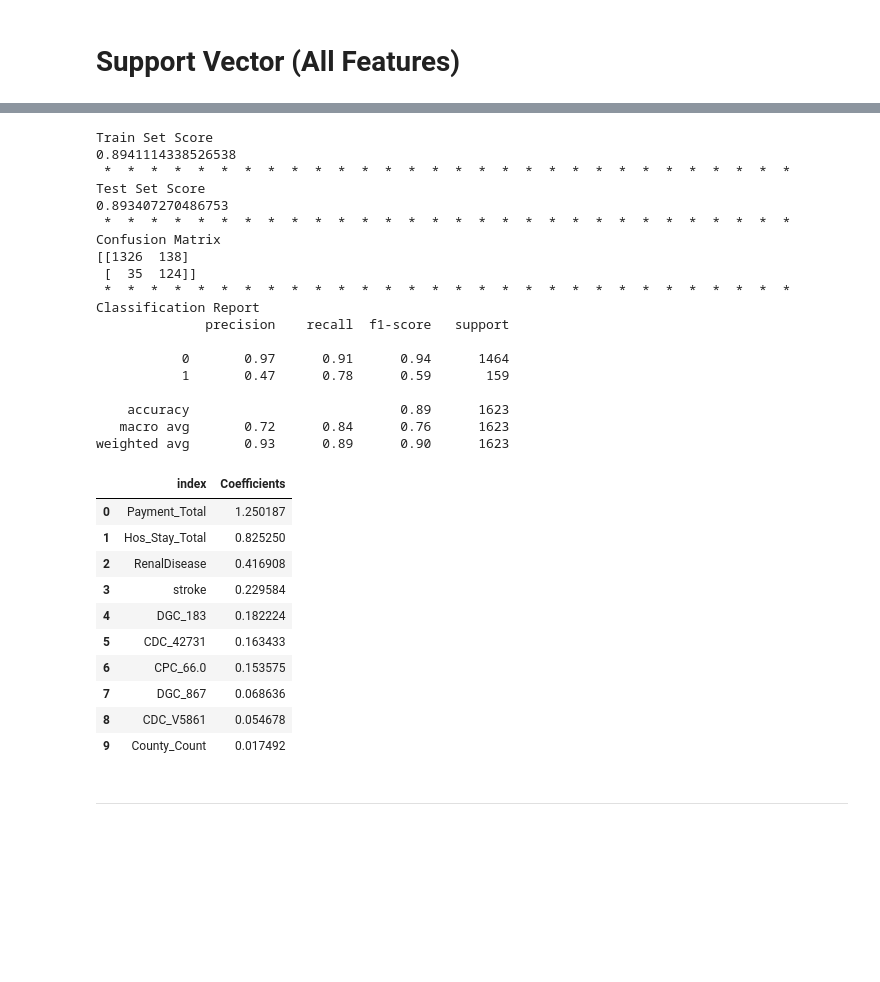
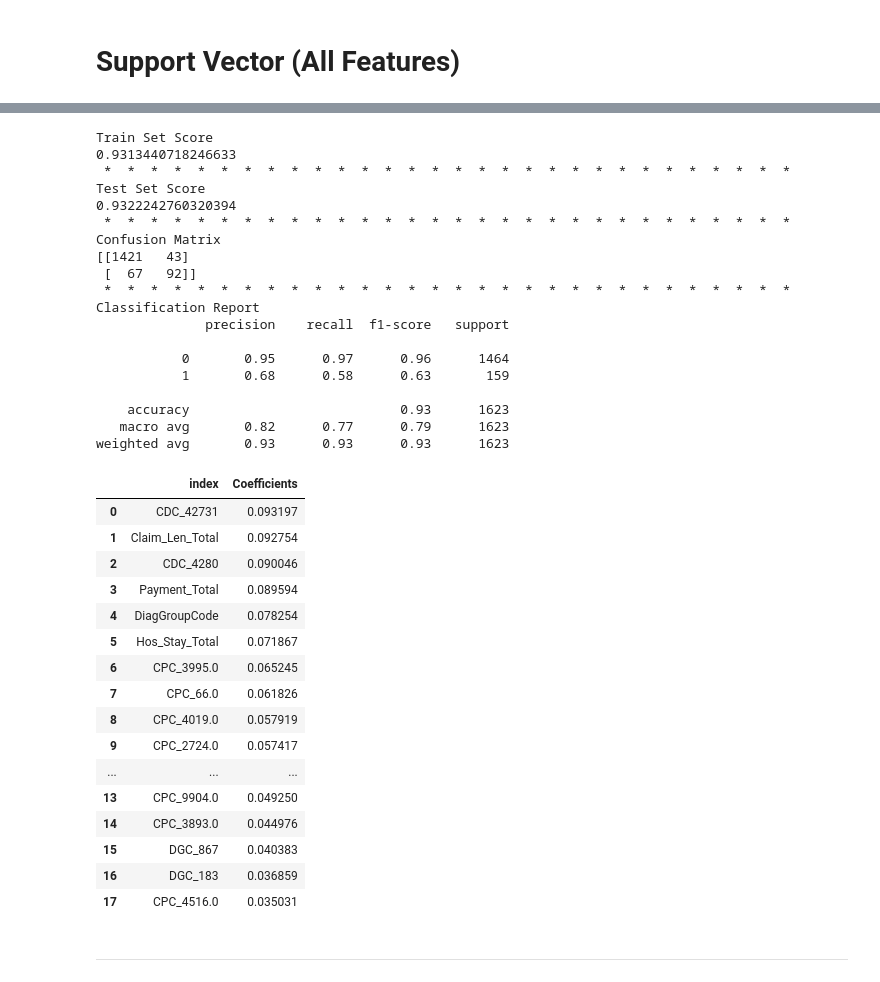
Before and after one commit to SubornaN/Health_Care_Fraud_Detection, a Jupyter notebook: Fraud_Detection_EDA_4.ipynb, the cells around one changed output, grey strips where cells are left out. Cells and saved outputs as stored; diff of their text form; code cells hidden in the pictures; blank space fills up the shorter version.

```diff
--- a/Fraud_Detection_EDA_4.ipynb
+++ b/Fraud_Detection_EDA_4.ipynb
@@ -1377,19 +1365,24 @@ Feature_Importance9.loc[Feature_Importance9.Coefficients > 0]
 # %%
 svc = SVC(kernel='linear', class_weight = 'balanced', random_state = 42)
 
-X = Train_set[['Payment_Total',
+X = Train_set[['DiagGroupCode',
  'Hos_Stay_Total',
- 'RenalDisease',
+ 'Payment_Total',
+ 'CPC_66.0',
+ 'CPC_3995.0',
+ 'CPC_2724.0',
+ 'CPC_4019.0',
+ 'CPC_8154.0',
+ 'CPC_9904.0',
+ 'CPC_8151.0',
+ 'DGC_204',
+ 'CDC_4280',
+ 'DGC_867',
+ 'CPC_3893.0',
  'CDC_42731',
- 'stroke',
- 'County_Count',
- 'CPC_66.0',
+ 'CPC_4516.0',
  'DGC_183',
- 'DGC_867',
- 'Heartfailure',
- 'DGC_204',
- 'CDC_V5861',
- 'State_Count']]
+ 'Claim_Len_Total']]
 
 y = Train_set['PotentialFraud']
 
@@ -1400,7 +1393,7 @@ X_test = preprocessing.scale(X_test) # scaling the X variables
 
 ##############################################################
 
-grid_params = {'C': [ 0.1, 0.2, 0.3, 0.4, 0.5, 0.6, 0.7, 0.8, 0.9, 1]}
+grid_params = {'C': [ 0.0001, 0.001, 0.01, 0.1, 0.2, 0.3, 0.4, 0.5, 0.6, 0.7, 0.8, 0.9, 1]}
 
 gs_svc = GridSearchCV(svc, grid_params, cv = 3, scoring = 'accuracy')
 %time gs_svc.fit(X_train, y_train)
@@ -1427,5 +1421,5 @@ Best Score: 0.891999486377072
 # %%
-svc.set_params(kernel='linear', class_weight = 'balanced', random_state = 42, C = 0.3)
+svc.set_params(kernel='linear', class_weight = 'balanced', random_state = 42, C = 0.0001)
 svc.fit(X_train, y_train)
 y_pred = svc.predict(X_test)
 # %%
@@ -1442,40 +1436,46 @@ print('Classification Report')
 print(classification_report(y_test, y_pred))
 # %% [output]
 Train Set Score
-0.8941114338526538
+0.9313440718246633
  *  *  *  *  *  *  *  *  *  *  *  *  *  *  *  *  *  *  *  *  *  *  *  *  *  *  *  *  *  *
 Test Set Score
-0.893407270486753
+0.9322242760320394
  *  *  *  *  *  *  *  *  *  *  *  *  *  *  *  *  *  *  *  *  *  *  *  *  *  *  *  *  *  *
 Confusion Matrix
-[[1326  138]
- [  35  124]]
+[[1421   43]
+ [  67   92]]
  *  *  *  *  *  *  *  *  *  *  *  *  *  *  *  *  *  *  *  *  *  *  *  *  *  *  *  *  *  *
 Classification Report
               precision    recall  f1-score   support
 
-           0       0.97      0.91      0.94      1464
-           1       0.47      0.78      0.59       159
+           0       0.95      0.97      0.96      1464
+           1       0.68      0.58      0.63       159
 
-    accuracy                           0.89      1623
-   macro avg       0.72      0.84      0.76      1623
-weighted avg       0.93      0.89      0.90      1623
+    accuracy                           0.93      1623
+   macro avg       0.82      0.77      0.79      1623
+weighted avg       0.93      0.93      0.93      1623
 # %%
-Feature_Importance9 = pd.DataFrame(np.column_stack(svc.coef_ ), index = X.columns, columns = ['Coefficients']).\
+Feature_Importance10 = pd.DataFrame(np.column_stack(svc.coef_ ), index = X.columns, columns = ['Coefficients']).\
 sort_values(ascending = False, by = 'Coefficients').reset_index()
-Feature_Importance9.loc[Feature_Importance9.Coefficients > 0.0099]
+Feature_Importance10.loc[Feature_Importance10.Coefficients > 0.01]
 # %% [output]
 |  | index | Coefficients |
-| 0 | Payment_Total | 1.250187 |
-| 1 | Hos_Stay_Total | 0.825250 |
-| 2 | RenalDisease | 0.416908 |
-| 3 | stroke | 0.229584 |
-| 4 | DGC_183 | 0.182224 |
-| 5 | CDC_42731 | 0.163433 |
-| 6 | CPC_66.0 | 0.153575 |
-| 7 | DGC_867 | 0.068636 |
-| 8 | CDC_V5861 | 0.054678 |
-| 9 | County_Count | 0.017492 |
+| 0 | CDC_42731 | 0.093197 |
+| 1 | Claim_Len_Total | 0.092754 |
+| 2 | CDC_4280 | 0.090046 |
+| 3 | Payment_Total | 0.089594 |
+| 4 | DiagGroupCode | 0.078254 |
+| 5 | Hos_Stay_Total | 0.071867 |
+| 6 | CPC_3995.0 | 0.065245 |
+| 7 | CPC_66.0 | 0.061826 |
+| 8 | CPC_4019.0 | 0.057919 |
+| 9 | CPC_2724.0 | 0.057417 |
+| ... | ... | ... |
+| 13 | CPC_9904.0 | 0.049250 |
+| 14 | CPC_3893.0 | 0.044976 |
+| 15 | DGC_867 | 0.040383 |
+| 16 | DGC_183 | 0.036859 |
+| 17 | CPC_4516.0 | 0.035031 |
 # %% [markdown]
 ********************************************************
 # %% [markdown]
```
Also changed, not shown: parts of 74 cells of this notebook.
